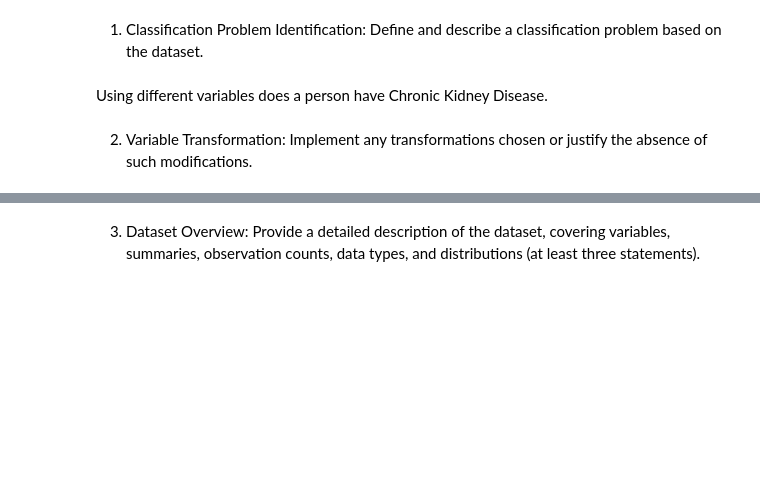
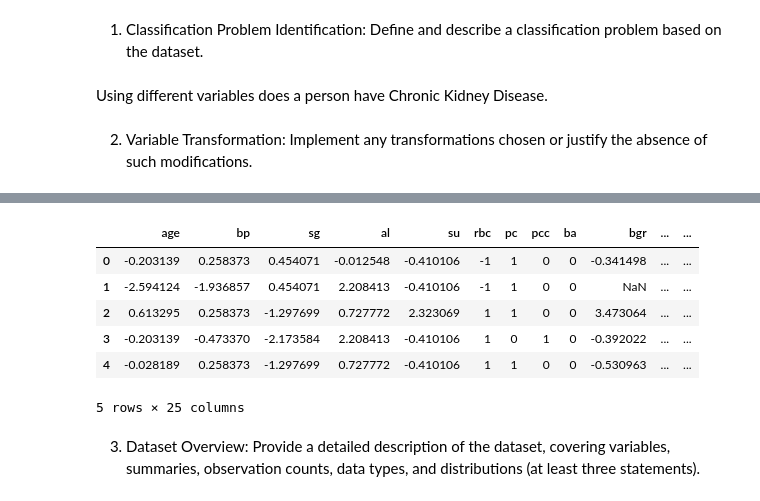
Before and after one commit to JennaOrvitz/Stats3DA3FinalProject, a Jupyter notebook: Stats3DA3.ipynb, the cells around one changed output, grey strips where cells are left out. Cells and saved outputs as stored; diff of their text form; code cells hidden in the pictures; blank space fills up the shorter version.

```diff
--- a/Stats3DA3.ipynb
+++ b/Stats3DA3.ipynb
@@ -67,3 +111,15 @@ want to scale, convert to categorical
+# %%
+for col in cat_columns:
+    df[col] = df[col].astype('category').cat.codes
+df.head(5)
+# %% [output]
+|  | age | bp | sg | al | su | rbc | pc | pcc | ba | bgr | ... | ... |
+| 0 | -0.203139 | 0.258373 | 0.454071 | -0.012548 | -0.410106 | -1 | 1 | 0 | 0 | -0.341498 | ... | ... |
+| 1 | -2.594124 | -1.936857 | 0.454071 | 2.208413 | -0.410106 | -1 | 1 | 0 | 0 | NaN | ... | ... |
+| 2 | 0.613295 | 0.258373 | -1.297699 | 0.727772 | 2.323069 | 1 | 1 | 0 | 0 | 3.473064 | ... | ... |
+| 3 | -0.203139 | -0.473370 | -2.173584 | 2.208413 | -0.410106 | 1 | 0 | 1 | 0 | -0.392022 | ... | ... |
+| 4 | -0.028189 | 0.258373 | -1.297699 | 0.727772 | -0.410106 | 1 | 1 | 0 | 0 | -0.530963 | ... | ... |
+5 rows × 25 columns
 # %% [markdown]
 3. Dataset Overview: Provide a detailed description of the dataset, covering variables, summaries, observation counts, data types, and distributions (at least three statements).
 # %%
```
Also changed, not shown: parts of 9 cells of this notebook.
